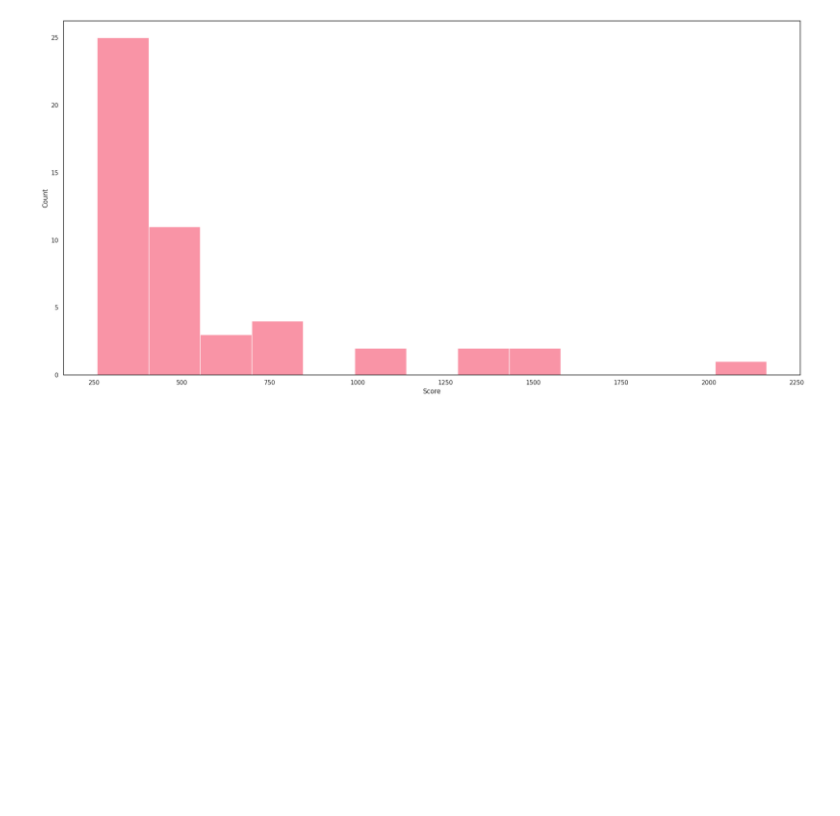
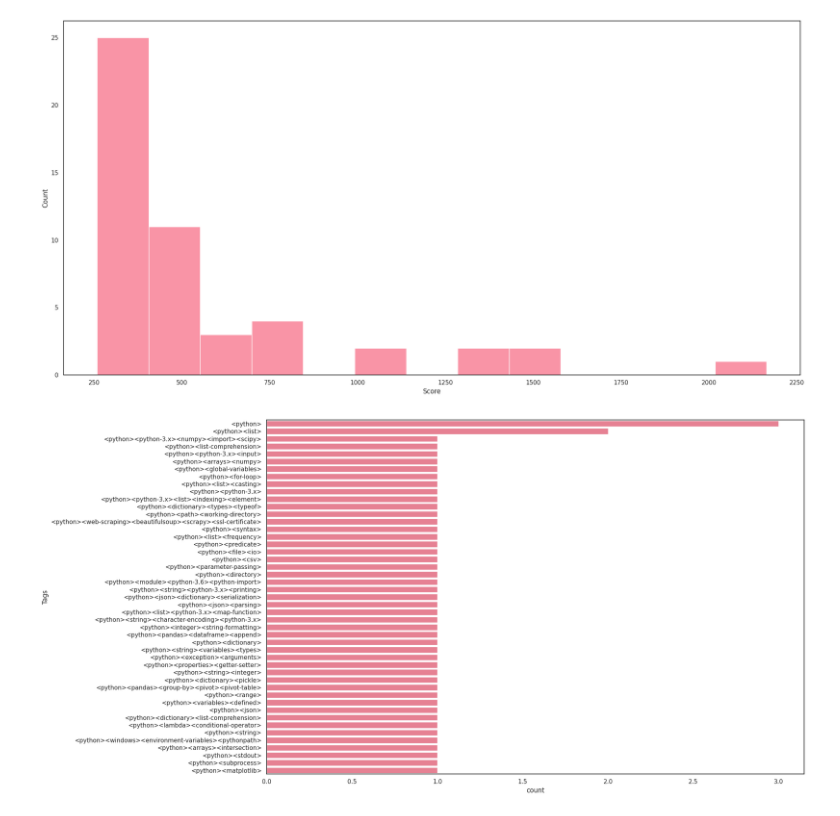
Before and after one commit to Randasabag/Projet-5-ML, a Jupyter notebook: Copie_de_P5.ipynb, the cells around one changed output. Drawn from its saved outputs; the diff is of its cells as text; code cells hidden in the pictures; blank space fills up the shorter version.

```diff
--- a/Copie_de_P5.ipynb
+++ b/Copie_de_P5.ipynb
@@ -124,3 +112,15 @@ plt.tight_layout()
 plt.savefig("hist.png")
 # %% [output]
 [figure]
+# %%
+# Visualisation des histogrammes de la variable tags
+plt.figure(figsize=(20, 10))
+sns.set(style="white", palette="husl")
+sns.countplot(data=df, y='Tags', order=df['Tags'].value_counts(ascending=False).index)
+
+# Espacement entre les graphiques
+plt.tight_layout()
+
+plt.savefig("tags.png")
+# %% [output]
+[figure, added]
```
Also changed, not shown: parts of 29 cells of this notebook.
